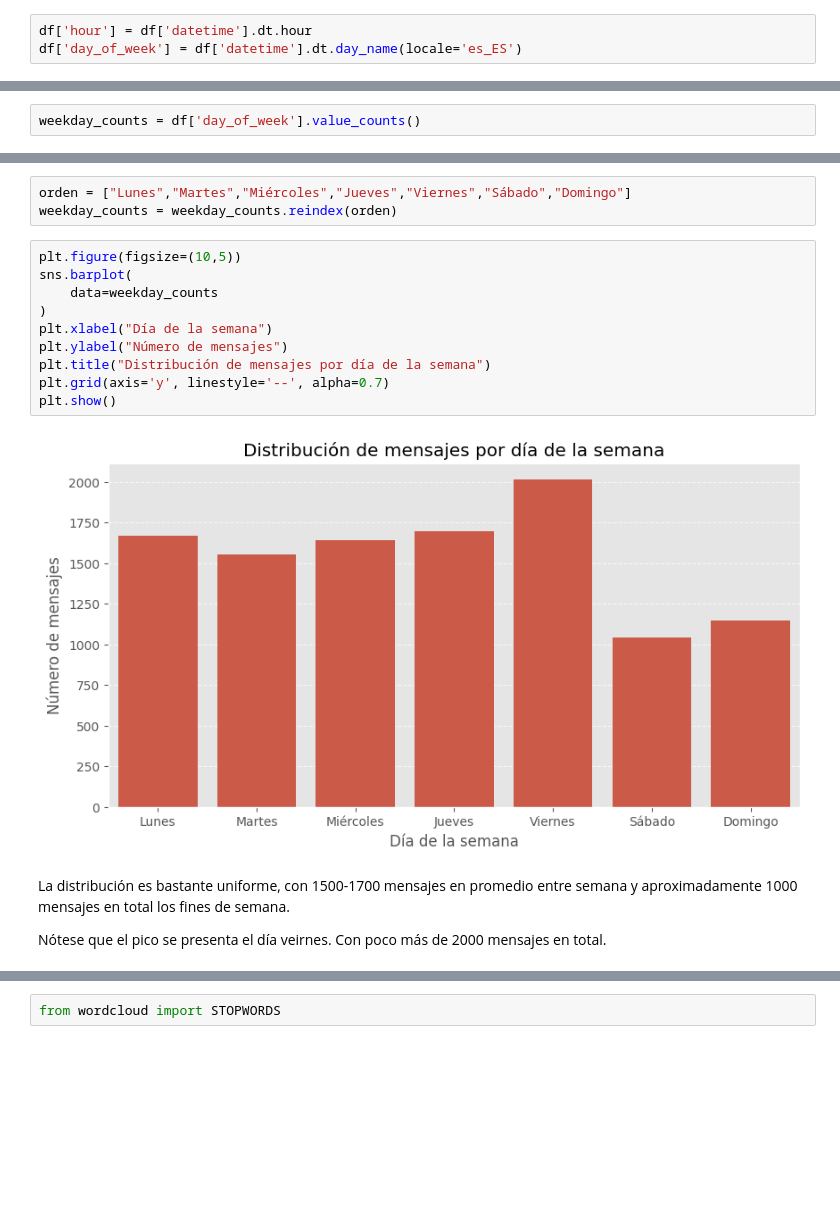
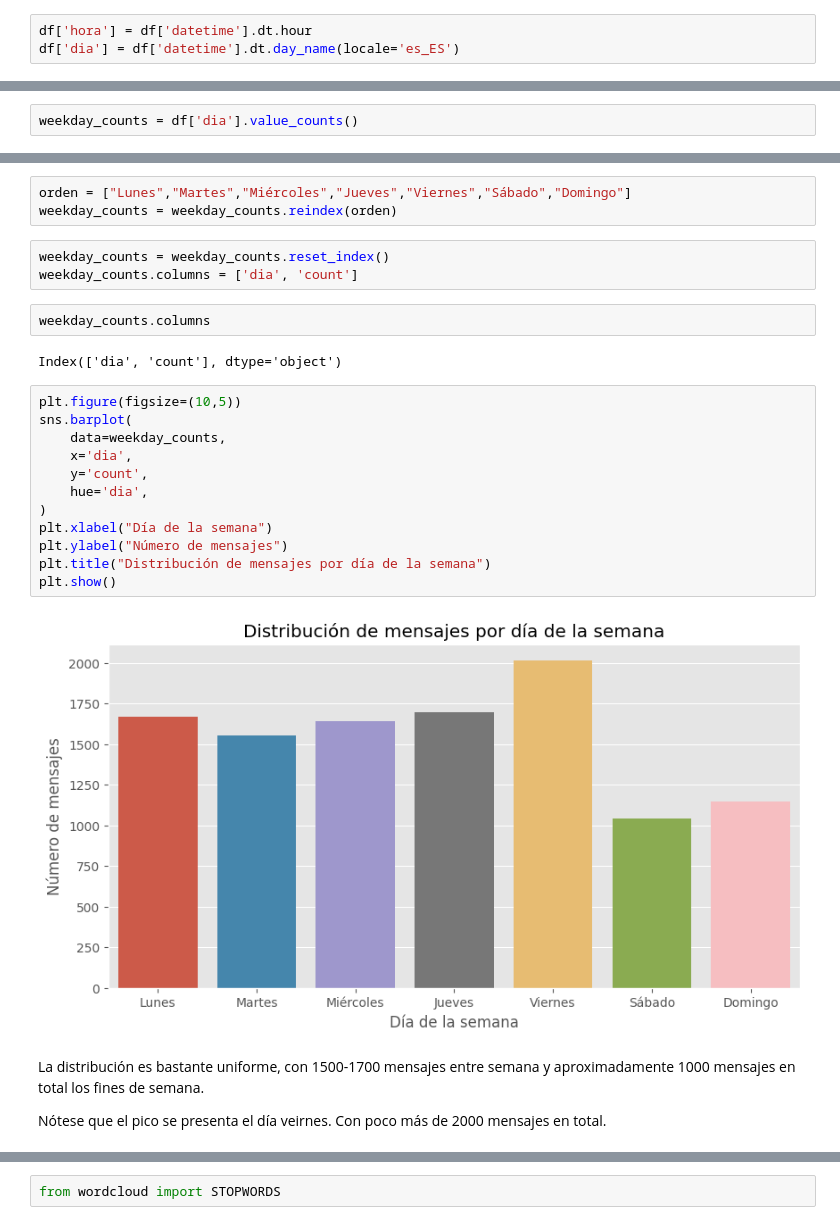
Before and after one commit to isaultirado77/whatsapp, a Jupyter notebook: notebooks/whatsapp_analysis.ipynb, the cells around one changed output, grey strips where cells are left out. Cells and saved outputs as stored; diff of their text form; blank space fills up the shorter version.

```diff
--- a/notebooks/whatsapp_analysis.ipynb
+++ b/notebooks/whatsapp_analysis.ipynb
@@ -549,4 +699,4 @@ Para analizar la distribución temporal de los mensajes, es necesario extraer ot
 # %%
-df['hour'] = df['datetime'].dt.hour
-df['day_of_week'] = df['datetime'].dt.day_name(locale='es_ES')
+df['hora'] = df['datetime'].dt.hour
+df['dia'] = df['datetime'].dt.day_name(locale='es_ES')
 # %%
@@ -571,26 +753,35 @@ La mayor parte de los mensajes ocurren entre las 9 y 12.
 
 Ahora, contemos los mensajes por día de la semana:
 # %%
-weekday_counts = df['day_of_week'].value_counts()
+weekday_counts = df['dia'].value_counts()
 # %% [markdown]
 Ordenamos naturalmente los días de la semana:
 # %%
 orden = ["Lunes","Martes","Miércoles","Jueves","Viernes","Sábado","Domingo"]
 weekday_counts = weekday_counts.reindex(orden)
+# %%
+weekday_counts = weekday_counts.reset_index()
+weekday_counts.columns = ['dia', 'count']
+# %%
+weekday_counts.columns
+# %% [output]
+Index(['dia', 'count'], dtype='object')
 # %%
 plt.figure(figsize=(10,5))
 sns.barplot(
-    data=weekday_counts
+    data=weekday_counts,
+    x='dia',
+    y='count',
+    hue='dia',
 )
 plt.xlabel("Día de la semana")
 plt.ylabel("Número de mensajes")
 plt.title("Distribución de mensajes por día de la semana")
-plt.grid(axis='y', linestyle='--', alpha=0.7)
 plt.show()
 # %% [output]
-[figure, old version]
+[figure, new version]
 # %% [markdown]
-La distribución es bastante uniforme, con 1500-1700 mensajes en promedio entre semana y aproximadamente 1000 mensajes en total los fines de semana.
+La distribución es bastante uniforme, con 1500-1700 mensajes entre semana y aproximadamente 1000 mensajes en total los fines de semana.
 
 Nótese que el pico se presenta el día veirnes. Con poco más de 2000 mensajes en total.
 # %% [markdown]
```
Also changed, not shown: parts of 78 cells of this notebook, 1 other file.
